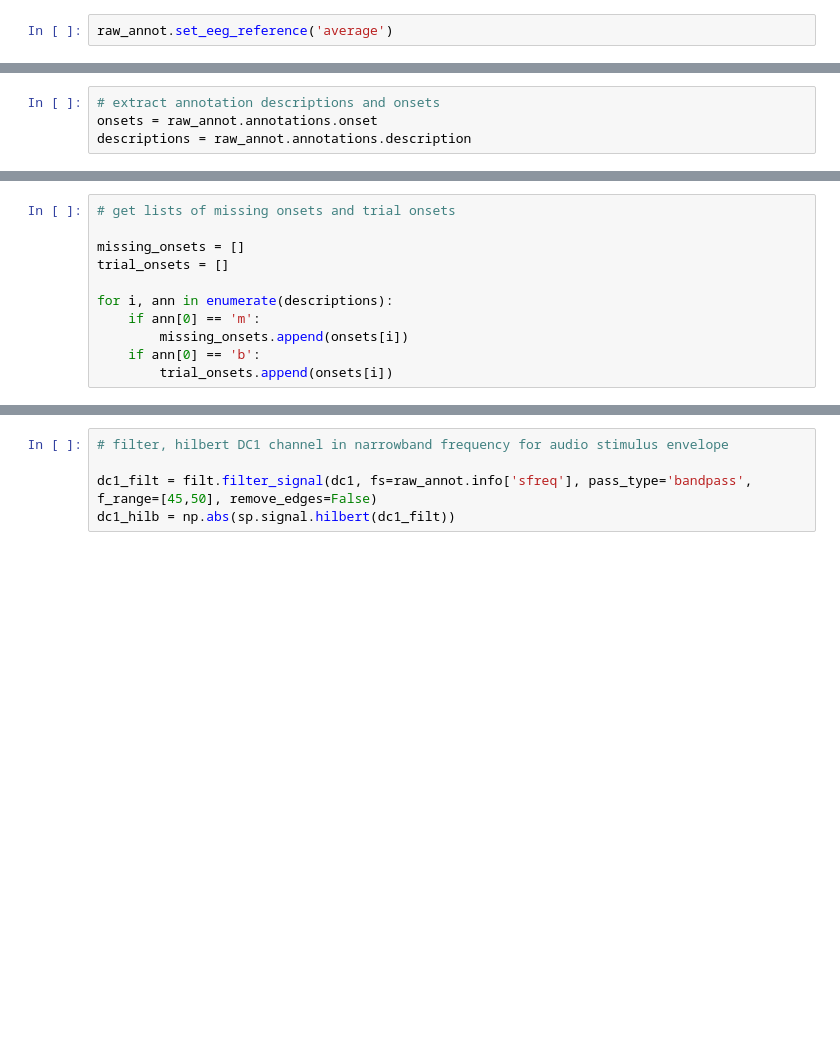
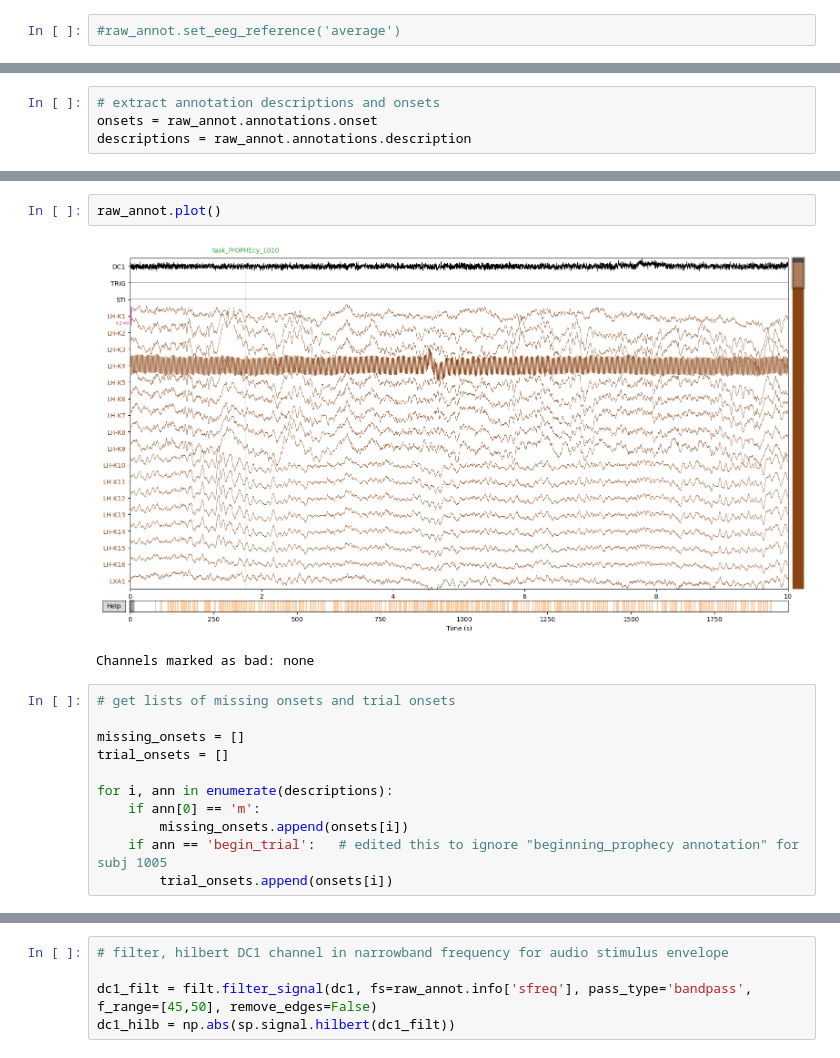
Before and after one commit to piepy-tools/piepy, a Jupyter notebook: tutorials/0.5-Preprocessing(STEP0.5).ipynb, the cells around one changed output, grey strips where cells are left out. Saved outputs shown, nothing was run; the diff lists cells and outputs as text; blank space fills up the shorter version.

```diff
--- a/tutorials/0.5-Preprocessing(STEP0.5).ipynb
+++ b/tutorials/0.5-Preprocessing(STEP0.5).ipynb
@@ -106,5 +120,5 @@ Channels marked as bad: ['RMT1', 'RMT3', 'RMT4', 'RMT7', 'RMT9', 'RMT8', 'RMT10'
 # %%
-raw_annot.set_eeg_reference('average')
+#raw_annot.set_eeg_reference('average')
 # %% [output]
 sEEG channel type selected for re-referencing
 Applying average reference.
@@ -153,3 +159,8 @@ list(descriptions).count('begin_trial') # sanity check, should be 16
+# %%
+raw_annot.plot()
+# %% [output]
+[figure, added]
+Channels marked as bad: none
 # %%
 # get lists of missing onsets and trial onsets
 
@@ -159,7 +170,7 @@ trial_onsets = []
 for i, ann in enumerate(descriptions):
     if ann[0] == 'm':
         missing_onsets.append(onsets[i])
-    if ann[0] == 'b':
+    if ann == 'begin_trial':   # edited this to ignore "beginning_prophecy annotation" for subj 1005
         trial_onsets.append(onsets[i])
 # %%
 # normalize trigger channel (MNE event detection works best when stimulus channel is zero/non-zero)
```
Also changed, not shown: parts of 25 cells of this notebook, 3 other files.
